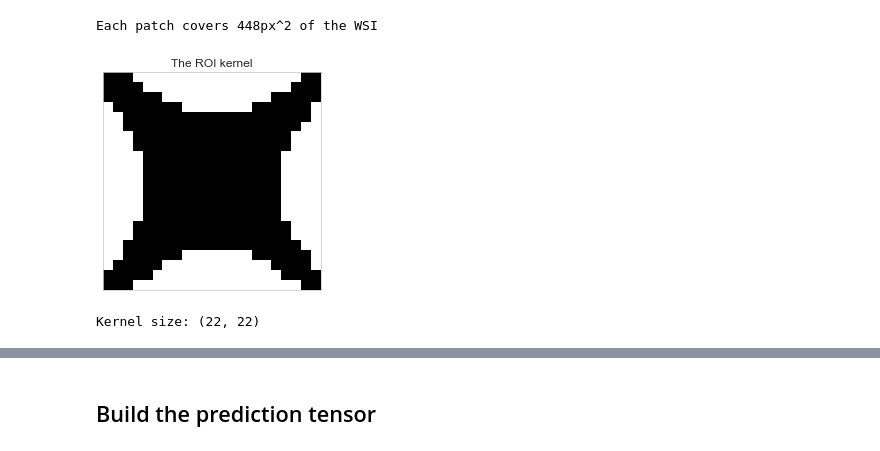
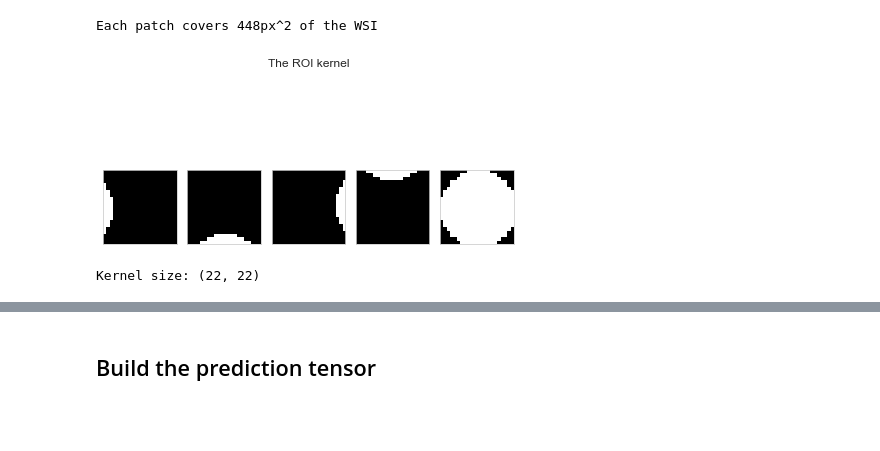
Before and after one commit to aalshabaan/self-supervised-pathology, a Jupyter notebook: ROI_detection_test.ipynb, the cells around one changed output, grey strips where cells are left out. Cells and saved outputs as stored; diff of their text form; code cells hidden in the pictures; blank space fills up the shorter version.

```diff
--- a/ROI_detection_test.ipynb
+++ b/ROI_detection_test.ipynb
@@ -49,24 +52,35 @@ patch_size = wsi.mpp * downsample_factor *  pred_patch_size# [um/patch]
 diameter = round(2500 / patch_size) # [patch]
 search_radius = round(500 / patch_size) # [patch]
 # %%
-p = 0.15 # Percentage of the circle to show at each side
+p = 0.1 # Percentage of the circle to show at each side
 
 kernel = Image.new('1', (diameter, diameter), 0)
 draw = ImageDraw(kernel)
 draw.ellipse(xy=[((p-1)*diameter, 0), (p*diameter, diameter)], fill=1)
-draw.ellipse(xy=[((1-p)*diameter, 0), ((2-p)*diameter, diameter)], fill=1)
-draw.ellipse(xy=[(0, (p-1)*diameter), (diameter, p*diameter)], fill=1)
-draw.ellipse(xy=[(0, (1-p)*diameter), (diameter, (2-p)*diameter)], fill=1)
+# draw.rectangle((0,0, kernel.width, kernel.height*p), fill=1)
+kernels = [kernel]
+rotations = [90, 180, 270]
+for rot in rotations:
+    kernels.append(kernel.rotate(rot))
 
-# kernel = kernel.convert('F')
-# _, ax = plt.subplots(1,1, figsize=(7,7))
-plt.imshow(kernel)
-plt.xticks([])
-plt.yticks([])
-plt.grid(None)
-plt.title('The ROI kernel')
+kernel = Image.new('1', kernel.size, 0)
+draw = ImageDraw(kernel)
+draw.ellipse(((0,0), (diameter, diameter)), fill=1)
+kernels.append(kernel)
+# draw.ellipse(xy=[((1-p)*diameter, 0), ((2-p)*diameter, diameter)], fill=1)
+# draw.ellipse(xy=[(0, (p-1)*diameter), (diameter, p*diameter)], fill=1)
+# draw.ellipse(xy=[(0, (1-p)*diameter), (diameter, (2-p)*diameter)], fill=1)
+
+fig, axs = plt.subplots(1,len(kernels))
+for ax, kernel in zip(axs, kernels):
+    ax.imshow(kernel)
+    ax.set_xticks([])
+    ax.set_yticks([])
+    ax.grid(None)
+fig.suptitle('The ROI kernel')
+plt.tight_layout()
 plt.show()
 print(f'Kernel size: {kernel.size}')
 # %% [output]
-[figure, old version]
+[figure, new version]
 Kernel size: (22, 22)
```
Also changed, not shown: parts of 24 cells of this notebook, 7 other files.
